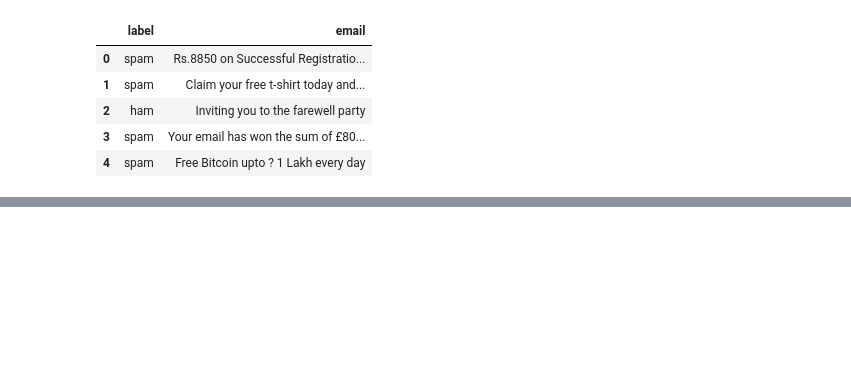
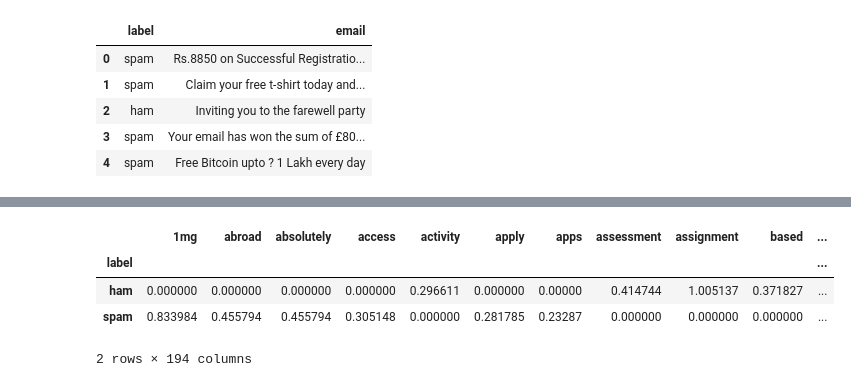
Before and after one commit to iamadityavishnu/spam-or-ham, a Jupyter notebook: spam or ham.ipynb, the cells around one changed output, grey strips where cells are left out. Cells and saved outputs as stored; diff of their text form; code cells hidden in the pictures; blank space fills up the shorter version.

```diff
--- a/spam or ham.ipynb
+++ b/spam or ham.ipynb
@@ -124,0 +97,11 @@ p_dist.head()
+# %%
+# Summing up the likelihood of each token
+
+p_dist = vectorized_data.groupby('label').sum()
+p_dist.head()
+# %% [output]
+|  | 1mg | abroad | absolutely | access | activity | apply | apps | assessment | assignment | based | ... |
+| label |  |  |  |  |  |  |  |  |  |  | ... |
+| ham | 0.000000 | 0.000000 | 0.000000 | 0.000000 | 0.296611 | 0.000000 | 0.00000 | 0.414744 | 1.005137 | 0.371827 | ... |
+| spam | 0.833984 | 0.455794 | 0.455794 | 0.305148 | 0.000000 | 0.281785 | 0.23287 | 0.000000 | 0.000000 | 0.000000 | ... |
+2 rows × 194 columns
```
Also changed, not shown: parts of 31 cells of this notebook, 3 other files.
